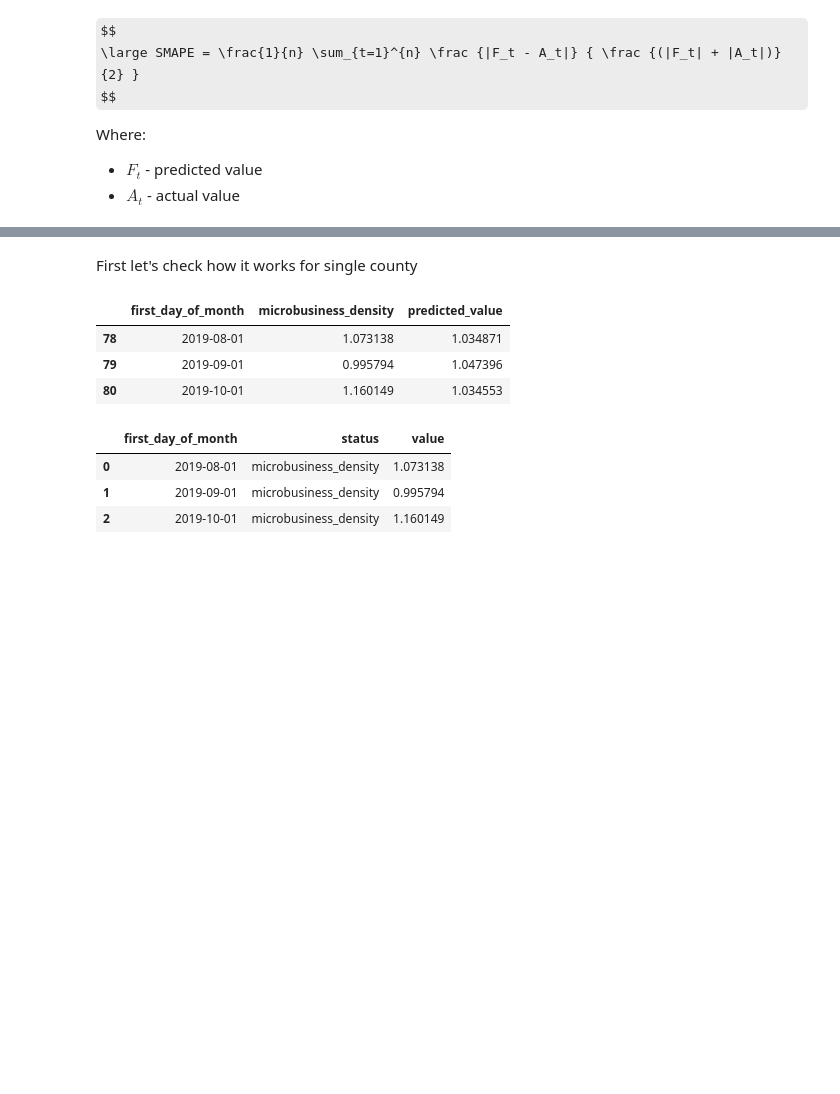
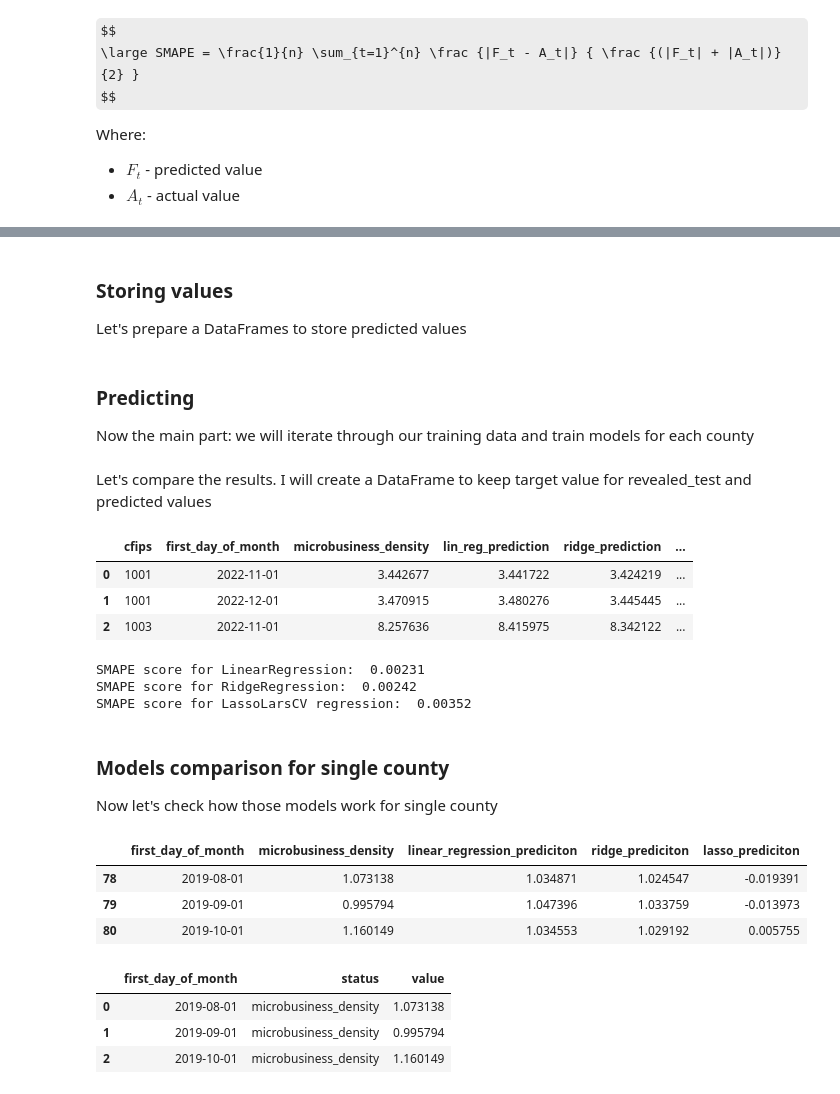
Before and after one commit to vroobelle93/03_GoDaddy, a Jupyter notebook: godaddy1.ipynb, the cells around one changed output, grey strips where cells are left out. Saved outputs shown, nothing was run; the diff lists cells and outputs as text; code cells hidden in the pictures; some formulas as TeX source; blank space fills up the shorter version.

```diff
--- a/godaddy1.ipynb
+++ b/godaddy1.ipynb
@@ -332,0 +344,13 @@ I will start with the most basic type of regression - ordinary least squares.
+# %%
+# Create models
+lasso_alphas = np.logspace(-5, 5, 11)
+lasso_model = linear_model.LassoLarsCV()
+# %% [markdown]
+### Storing values
+Let's prepare a DataFrames to store predicted values
+# %%
+predicted_values_list = ['cfips', 'first_day_of_month', 'lin_reg_prediction', 'ridge_prediction', 'lasso_prediction']
+predicted_values_df = pd.DataFrame(columns=predicted_values_list)
+# %% [markdown]
+### Predicting
+Now the main part: we will iterate through our training data and train models for each county
@@ -333,22 +387,54 @@ I will start with the most basic type of regression - ordinary least squares.
+# %% [markdown]
+Let's compare the results. I will create a DataFrame to keep target value for revealed_test and predicted values
+# %%
+model_comparison_df = pd.merge(
+    all_test_y.copy(),
+    predicted_values_df,
+    how='left',
+    on=['cfips', 'first_day_of_month']
+)
+model_comparison_df.head(3)
+# %% [output]
+|  | cfips | first_day_of_month | microbusiness_density | lin_reg_prediction | ridge_prediction | ... |
+| 0 | 1001 | 2022-11-01 | 3.442677 | 3.441722 | 3.424219 | ... |
+| 1 | 1001 | 2022-12-01 | 3.470915 | 3.480276 | 3.445445 | ... |
+| 2 | 1003 | 2022-11-01 | 8.257636 | 8.415975 | 8.342122 | ... |
+# %%
+print(f'SMAPE score for LinearRegression: '
+      f'{smape(model_comparison_df["microbusiness_density"], model_comparison_df["lin_reg_prediction"]): .5f}')
+print(f'SMAPE score for RidgeRegression: '
+      f'{smape(model_comparison_df["microbusiness_density"], model_comparison_df["ridge_prediction"]): .5f}')
+print(f'SMAPE score for LassoLarsCV regression: '
+      f'{smape(model_comparison_df["microbusiness_density"], model_comparison_df["lasso_prediction"]): .5f}')
+# %% [output]
+SMAPE score for LinearRegression:  0.00231
+SMAPE score for RidgeRegression:  0.00242
+SMAPE score for LassoLarsCV regression:  0.00352
 # %% [markdown]
-First let's check how it works for single county
+### Models comparison for single county
+Now let's check how those models work for single county
 # %%
-# Create model
-lin_reg_model = linear_model.LinearRegression()
-# Fit it with training data
+# Fit models with training data
 lin_reg_model.fit(single_train_X, single_train_y)
+ridge_model.fit(single_train_X, single_train_y)
 # Predict values for test set
-single_forecast_y = lin_reg_model.predict(single_train_X)
+single_lin_reg_y = lin_reg_model.predict(single_train_X)
+single_ridge_y = ridge_model.predict(single_train_X)
+single_lasso_y = lasso_model.predict(single_train_X)
 # Calculate SMAPE for training data to check how well our model suits it
-SMAPE_lin_reg_single = smape(single_forecast_y, single_train_y)
+SMAPE_lin_reg_single = smape(single_lin_reg_y, single_train_y)
+SMAPE_ridge_single = smape(single_ridge_y, single_train_y)
+SMAPE_lasso_single = smape(single_ridge_y, single_train_y)
 # Create DF to store results and for plot
-single_lin_reg_results = single_prediction_results_template.copy()
-single_lin_reg_results['predicted_value'] = single_forecast_y
-single_lin_reg_results.head(3)
+single_prediction_results = single_prediction_results_template.copy()
+single_prediction_results['linear_regression_prediciton'] = single_lin_reg_y
+single_prediction_results['ridge_prediciton'] = single_ridge_y
+single_prediction_results['lasso_prediciton'] = single_lasso_y
+single_prediction_results.head(3)
 # %% [output]
-|  | first_day_of_month | microbusiness_density | predicted_value |
-| 78 | 2019-08-01 | 1.073138 | 1.034871 |
-| 79 | 2019-09-01 | 0.995794 | 1.047396 |
-| 80 | 2019-10-01 | 1.160149 | 1.034553 |
+|  | first_day_of_month | microbusiness_density | linear_regression_prediciton | ridge_prediciton | lasso_prediciton |
+| 78 | 2019-08-01 | 1.073138 | 1.034871 | 1.024547 | -0.019391 |
+| 79 | 2019-09-01 | 0.995794 | 1.047396 | 1.033759 | -0.013973 |
+| 80 | 2019-10-01 | 1.160149 | 1.034553 | 1.029192 | 0.005755 |
 # %%
 # Reshape DF for plot
```
Also changed, not shown: parts of 36 cells of this notebook.
